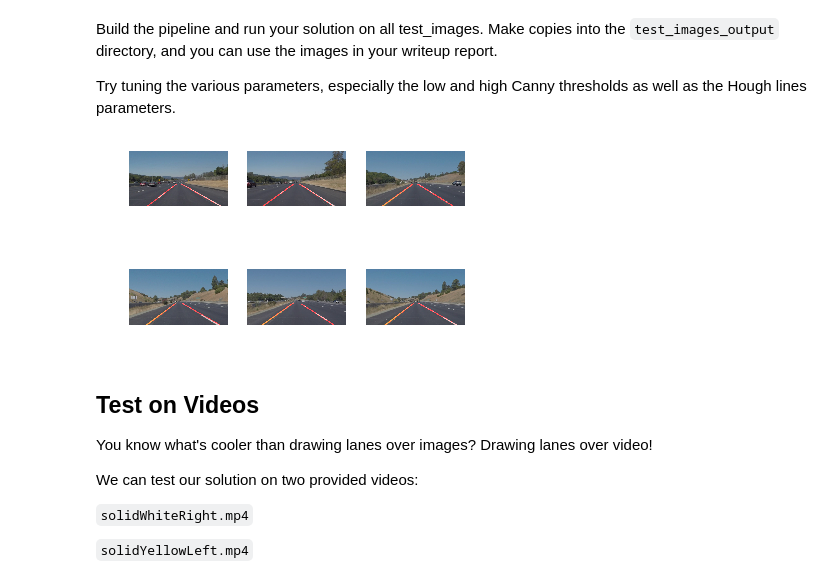
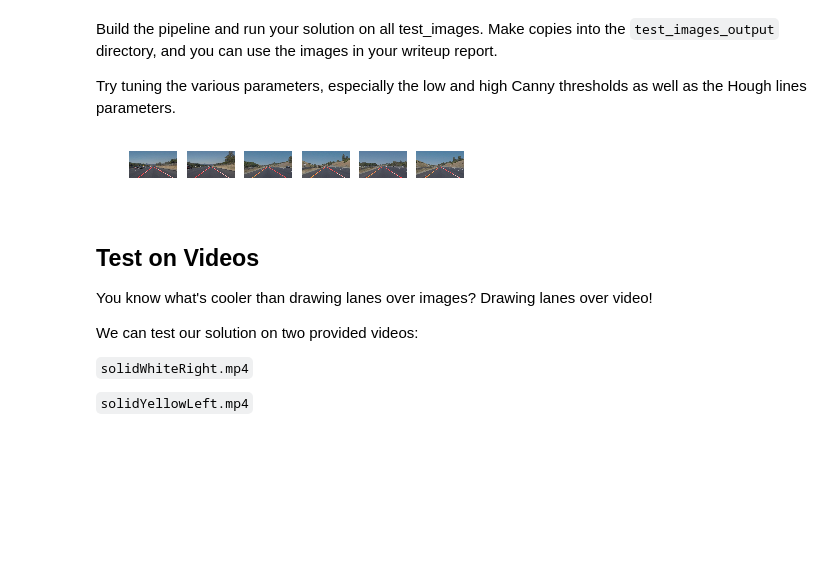
Before and after one commit to Curricular/CarND-LaneLines-P1, a Jupyter notebook: P1.ipynb, the cells around one changed output. Drawn from its saved outputs; the diff is of its cells as text; code cells hidden in the pictures; blank space fills up the shorter version.

```diff
--- a/P1.ipynb
+++ b/P1.ipynb
@@ -291,35 +303,35 @@ def image_pipeline(image):
                           (imshape[1],imshape[0])]], dtype=np.int32)
     masked_edges = region_of_interest(edges, vertices)
 
     # Define the Hough transform parameters and apply
     lines = hough_lines(masked_edges, rho = 1, theta = np.pi/180, threshold = 15, min_line_len = 10, max_line_gap = 12)
 
     # Draw the lines on the edge image
     lines_edges = weighted_img(lines, image, α=0.8, β=1., λ=0.)
 
     return lines_edges
 
 # Test on images
 for i,filename in enumerate(os.listdir("test_images/")):
 
     # Open image
     image = mpimg.imread("test_images/" + filename)
 
     # Process the image in pipeline
     lines_edges = image_pipeline(image)
 
     # Convert to BGR format
     bgr_lines_edges = cv2.cvtColor(lines_edges, cv2.COLOR_RGB2BGR)
 
     # Save the file
     cv2.imwrite("test_images_output/" + filename, bgr_lines_edges)
 
     # Place the image and show
-    plt.subplot(2, 3, i+1)
+    plt.subplot(1, 6, i+1)
     plt.axis('off')
     plt.imshow(lines_edges)
 # %% [output]
-[figure, old version]
+[figure, new version]
 # %% [markdown]
 ## Test on Videos
 
```
Also changed, not shown: parts of 4 cells of this notebook, 7 other files.
